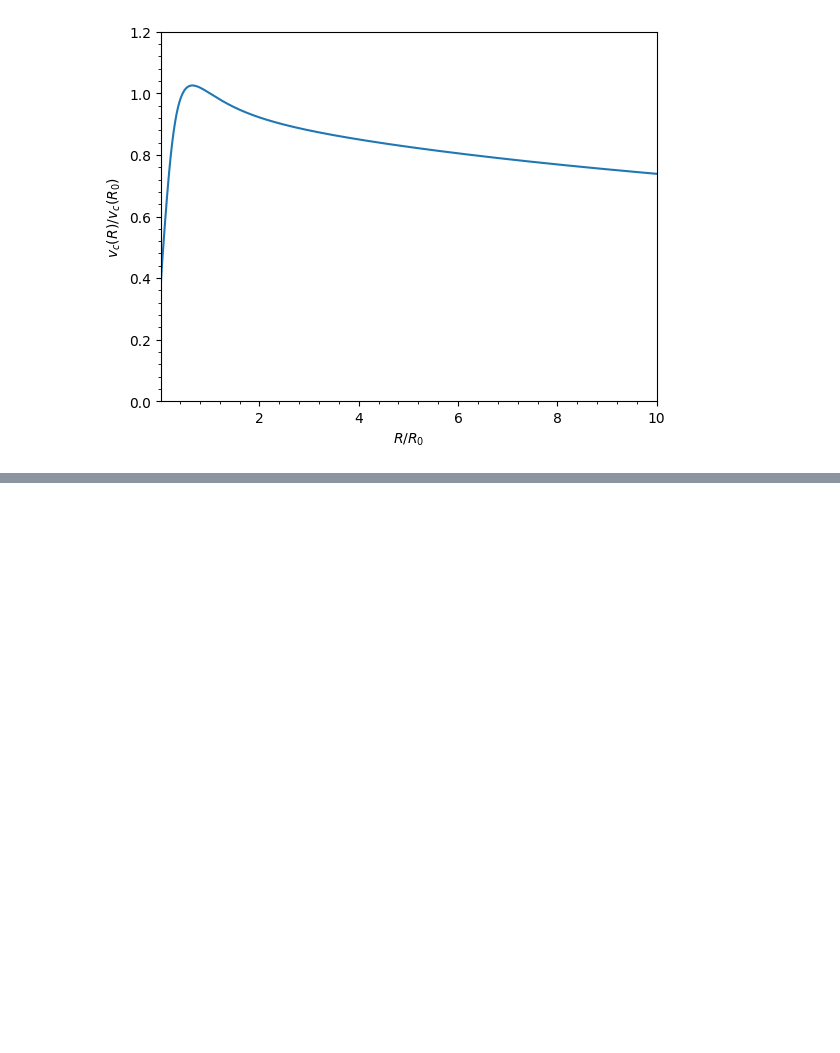
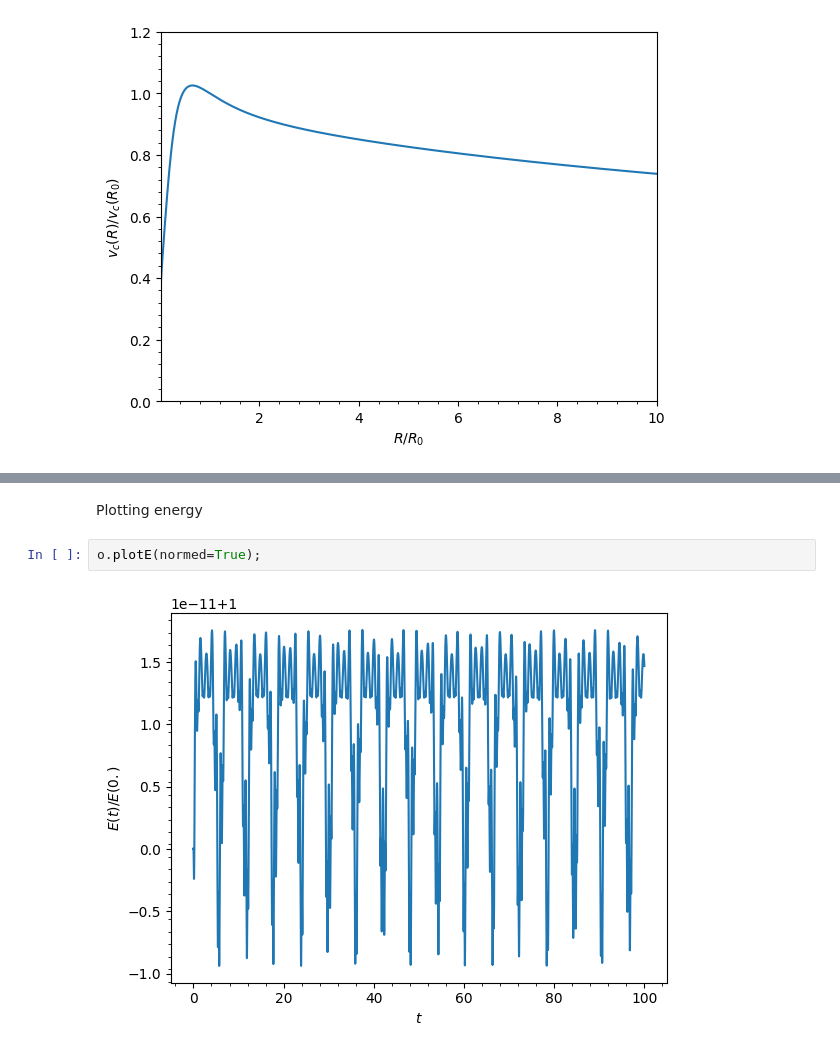
Before and after one commit to cosubhasmos-pro/gaia, a Jupyter notebook: basics.ipynb, the cells around one changed output, grey strips where cells are left out. Saved outputs shown, nothing was run; the diff lists cells and outputs as text; blank space fills up the shorter version.

```diff
--- a/basics.ipynb
+++ b/basics.ipynb
@@ -55,0 +99,6 @@ mw.plotRotcurve(Rrange=[0.01,10.],grid=1001, yrange=[0.,1.2]);
+# %% [markdown]
+Plotting energy
+# %%
+o.plotE(normed=True);
+# %% [output]
+[figure, added]
```
Also changed, not shown: parts of 30 cells of this notebook.
